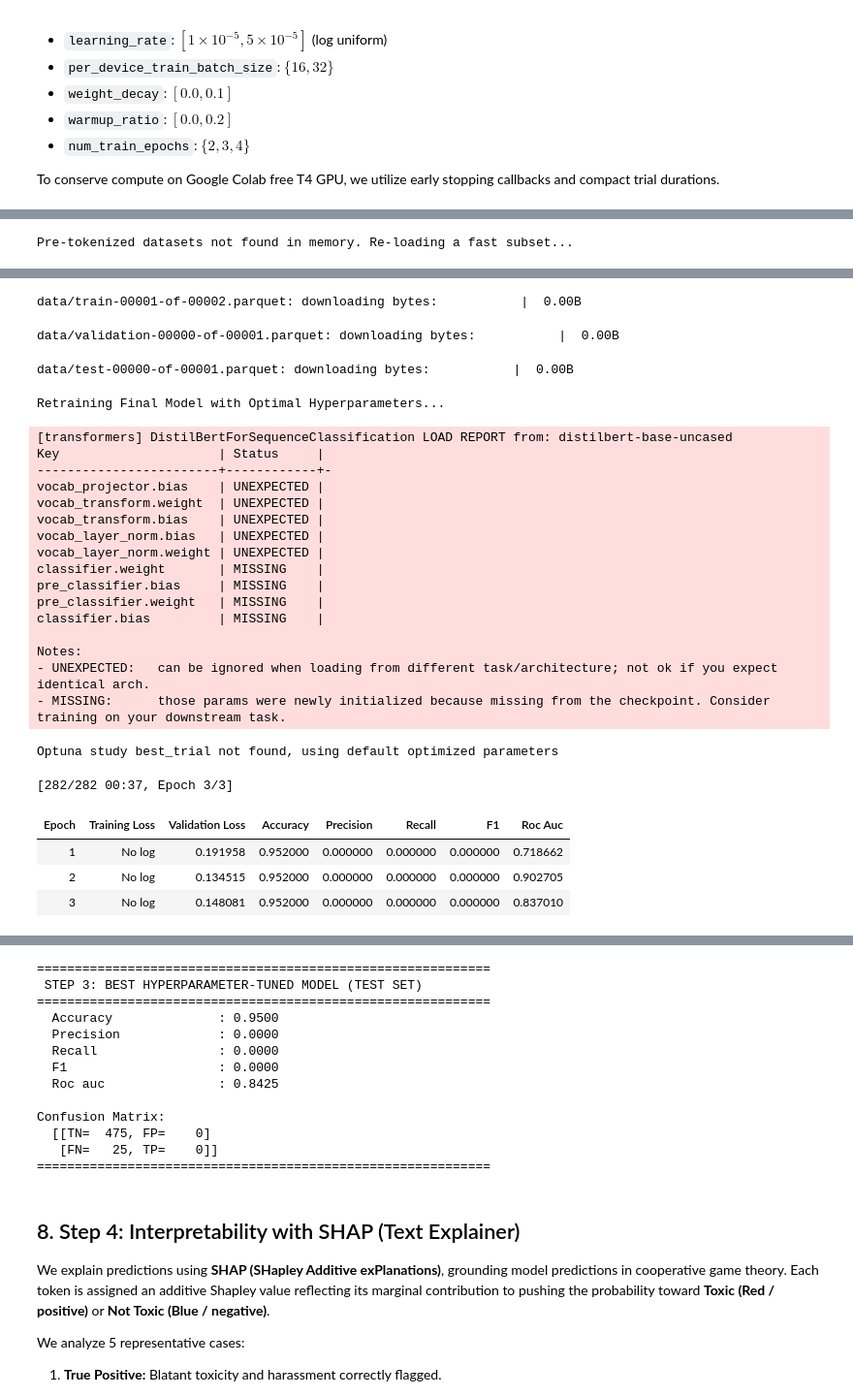
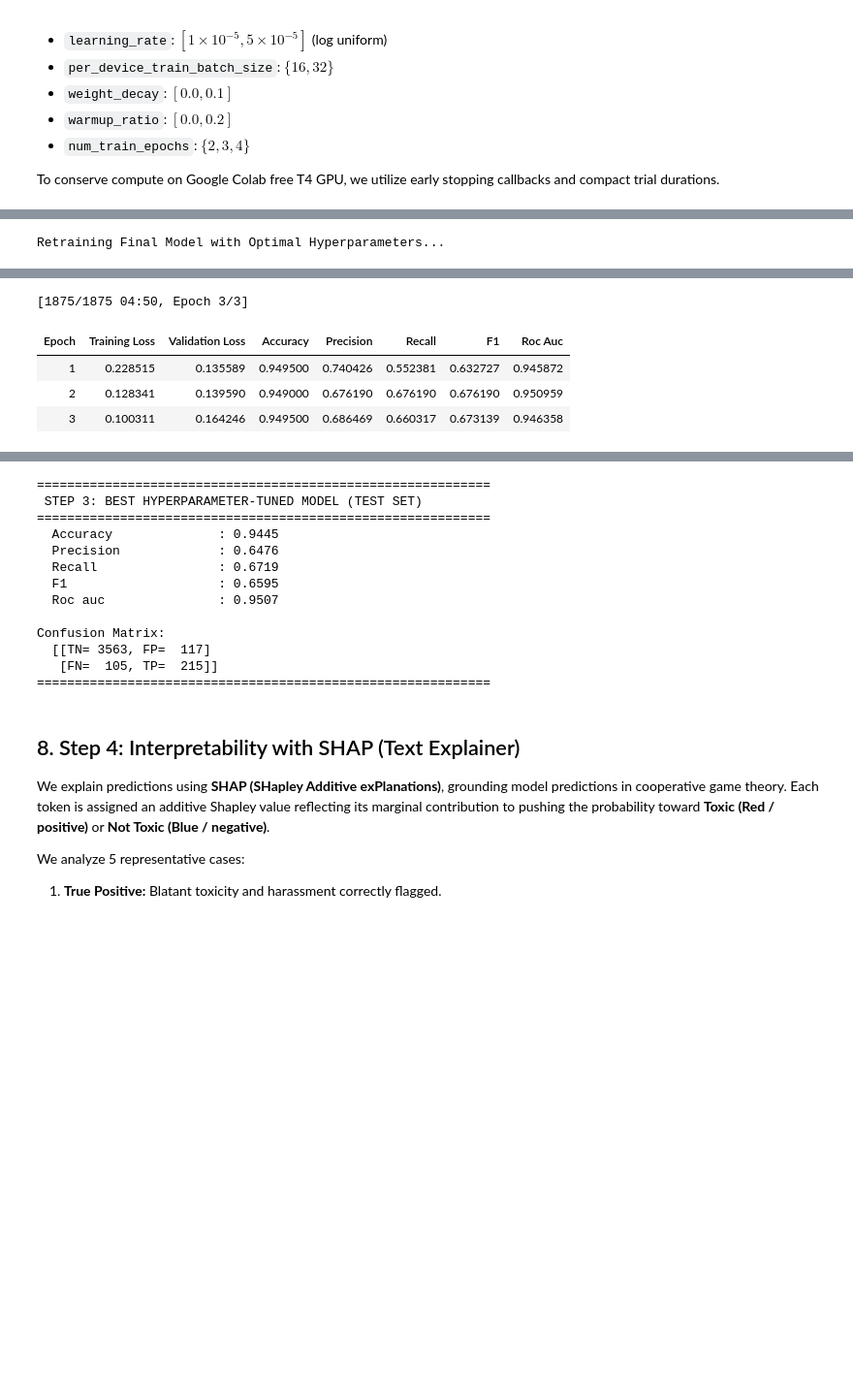
Before and after one commit to aam-bd/toxic-comment-detection-pipeline, a Jupyter notebook: toxicity_pipeline.ipynb, the cells around one changed output, grey strips where cells are left out. Shown at 97% size. Cells and saved outputs as stored; diff of their text form; code cells hidden in the pictures; blank space fills up the shorter version.

```diff
--- a/toxicity_pipeline.ipynb
+++ b/toxicity_pipeline.ipynb
@@ -17,6 +17,3 @@
 3. **Hyperparameter Tuning (Optuna):** Optimize learning rate, batch size, weight decay, warmup ratio, and epochs using TPE sampling and trial pruning.
 4. **Model Interpretability (SHAP / LIME):** Explain token-level attributions for True Positive, True Negative, False Positive, False Negative, and real-world comments.
 5. **Real-World Generalization Testing:** Benchmark model predictions across 8 challenging, diverse real-world comments.
-# %%
-with open('/content/assignment_03.md', 'r') as f:
-    print(f.read())
@@ -773,14 +768,17 @@ try:
     best_lr = best_trial.hyperparameters["learning_rate"]
     batch_size = best_trial.hyperparameters["per_device_train_batch_size"]
     weight_decay = best_trial.hyperparameters.get("weight_decay", 0.01)
+    warmup_ratio_val = best_trial.hyperparameters.get("warmup_ratio", 0.1)
 except NameError:
     print("Optuna study best_trial not found, using default optimized parameters")
     best_lr = 2e-5
     batch_size = 32
     weight_decay = 0.01
+    warmup_ratio_val = 0.1
 
-total_train_steps = (len(train_dataset) // batch_size) * 3
-warmup_steps_val = int(total_train_steps * 0.1)
+# Convert warmup_ratio to warmup_steps dynamically to support older HF library versions
+total_steps = (len(train_dataset) // batch_size) * 3
+warmup_steps_val = int(total_steps * warmup_ratio_val)
 
 best_training_args = TrainingArguments(
     output_dir="./results_best",
@@ -814,4 +812,4 @@ cm_tuned = confusion_matrix(pred_tuned.label_ids, np.argmax(pred_tuned.predictio
 
 print_evaluation_summary("STEP 3: BEST HYPERPARAMETER-TUNED MODEL (TEST SET)", metrics_tuned, cm_tuned)
 # %% [output]
-Pre-tokenized datasets not found in memory. Re-loading a fast subset...
+Retraining Final Model with Optimal Hyperparameters...
@@ -819,43 +832,22 @@ data/train-00000-of-00002.parquet: downloading bytes:           |  0.00B
-data/train-00001-of-00002.parquet: downloading bytes:           |  0.00B
+[1875/1875 04:50, Epoch 3/3]
-data/validation-00000-of-00001.parquet: downloading bytes:           |  0.00B
-data/test-00000-of-00001.parquet: downloading bytes:           |  0.00B
-Retraining Final Model with Optimal Hyperparameters...
-[transformers] DistilBertForSequenceClassification LOAD REPORT from: distilbert-base-uncased
-Key                     | Status     |
-------------------------+------------+-
-vocab_projector.bias    | UNEXPECTED |
-vocab_transform.weight  | UNEXPECTED |
-vocab_transform.bias    | UNEXPECTED |
-vocab_layer_norm.bias   | UNEXPECTED |
-vocab_layer_norm.weight | UNEXPECTED |
-classifier.weight       | MISSING    |
-pre_classifier.bias     | MISSING    |
-pre_classifier.weight   | MISSING    |
-classifier.bias         | MISSING    |
-
-Notes:
-- UNEXPECTED:   can be ignored when loading from different task/architecture; not ok if you expect identical arch.
-- MISSING:      those params were newly initialized because missing from the checkpoint. Consider training on your downstream task.
-Optuna study best_trial not found, using default optimized parameters
-[282/282 00:37, Epoch 3/3]
 | Epoch | Training Loss | Validation Loss | Accuracy | Precision | Recall | F1 | Roc Auc |
-| 1 | No log | 0.191958 | 0.952000 | 0.000000 | 0.000000 | 0.000000 | 0.718662 |
-| 2 | No log | 0.134515 | 0.952000 | 0.000000 | 0.000000 | 0.000000 | 0.902705 |
-| 3 | No log | 0.148081 | 0.952000 | 0.000000 | 0.000000 | 0.000000 | 0.837010 |
+| 1 | 0.228515 | 0.135589 | 0.949500 | 0.740426 | 0.552381 | 0.632727 | 0.945872 |
+| 2 | 0.128341 | 0.139590 | 0.949000 | 0.676190 | 0.676190 | 0.676190 | 0.950959 |
+| 3 | 0.100311 | 0.164246 | 0.949500 | 0.686469 | 0.660317 | 0.673139 | 0.946358 |
 [interactive output not drawn]
-============================================================
- STEP 3: BEST HYPERPARAMETER-TUNED MODEL (TEST SET)
-============================================================
-  Accuracy              : 0.9500
-  Precision             : 0.0000
-  Recall                : 0.0000
-  F1                    : 0.0000
-  Roc auc               : 0.8425
-
-Confusion Matrix:
-  [[TN=  475, FP=    0]
-   [FN=   25, TP=    0]]
-============================================================
+============================================================
+ STEP 3: BEST HYPERPARAMETER-TUNED MODEL (TEST SET)
+============================================================
+  Accuracy              : 0.9445
+  Precision             : 0.6476
+  Recall                : 0.6719
+  F1                    : 0.6595
+  Roc auc               : 0.9507
+
+Confusion Matrix:
+  [[TN= 3563, FP=  117]
+   [FN=  105, TP=  215]]
+============================================================
 # %% [markdown]
 ## 8. Step 4: Interpretability with SHAP (Text Explainer)
 We explain predictions using **SHAP (SHapley Additive exPlanations)**, grounding model predictions in cooperative game theory.
```
Also changed, not shown: parts of 11 cells of this notebook, 6 other files.
